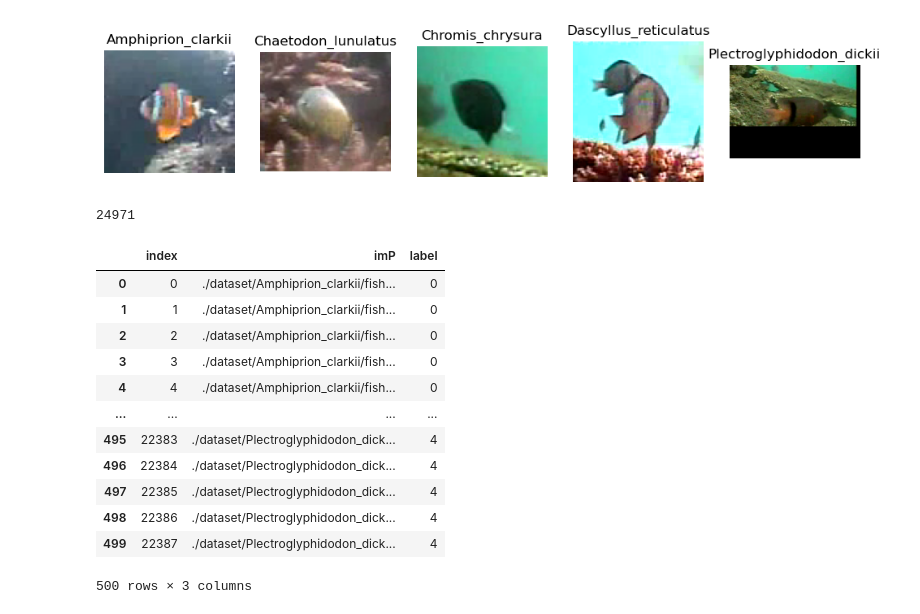
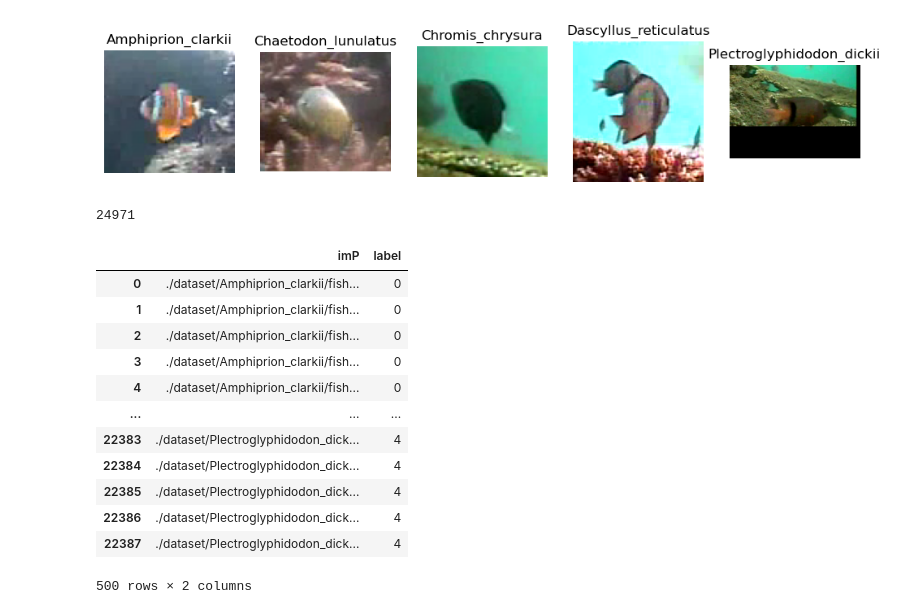
Before and after one commit to oakleighw/bigDataAnn_fishClassifier, a Jupyter notebook: big_data_main.ipynb, the cells around one changed output. Cells and saved outputs as stored; diff of their text form; code cells hidden in the pictures.

```diff
--- a/big_data_main.ipynb
+++ b/big_data_main.ipynb
@@ -43,56 +43,60 @@ for i in range(0,len(classes)):
 (173, 240, 3)
 [figure]
 # %%
+############################################################
 #Create text file with labels
 
 #imPath_df = pd.DataFrame(columns=["path","class"])
+############################################################
 
 #Generate pandas df with paths and labels
+
 # dfInd = 0
 # for i in range(0,len(classes)):
 #     imList = os.listdir(p+"/"+classes[i])
 #     for j in range(0,len(imList)):
 #         imPath_df.loc[dfInd] = [p+ "/" + classes[i] + "/" + str(imList[j])] + [i]
 #         dfInd += 1
+
+############################################################
 
 # For generating text file
 # with open('fish_labels.txt', 'w') as f:
 #     for i in range(0,len(classes)):
 #         imList = os.listdir(p+"/"+classes[i])
 #         for j in range(0,len(imList)):
 #             f.write(p+ "/" + classes[i] + "/" + str(imList[j]) + " " + str(i) + "\n")
 
+############################################################
 
 #For reading text file
 
 imPath_df = pd.read_csv("fish_labels.txt",delim_whitespace=True, header=None, names = ["imP","label"])
 print(len(imPath_df))
 
 n_df = pd.DataFrame(columns=["imP","label"])
 
 for i in range(0,5):
     new_imPath_df = imPath_df[imPath_df["label"]== i].iloc[:100]
     n_df = pd.concat([n_df,new_imPath_df])
 
-n_df = n_df.reset_index()
-
 #smaller dataset for testing
 display(n_df)
 # %% [output]
 24971
-|  | index | imP | label |
-| 0 | 0 | ./dataset/Amphiprion_clarkii/fish... | 0 |
-| 1 | 1 | ./dataset/Amphiprion_clarkii/fish... | 0 |
-| 2 | 2 | ./dataset/Amphiprion_clarkii/fish... | 0 |
-| 3 | 3 | ./dataset/Amphiprion_clarkii/fish... | 0 |
-| 4 | 4 | ./dataset/Amphiprion_clarkii/fish... | 0 |
-| ... | ... | ... | ... |
-| 495 | 22383 | ./dataset/Plectroglyphidodon_dick... | 4 |
-| 496 | 22384 | ./dataset/Plectroglyphidodon_dick... | 4 |
-| 497 | 22385 | ./dataset/Plectroglyphidodon_dick... | 4 |
-| 498 | 22386 | ./dataset/Plectroglyphidodon_dick... | 4 |
-| 499 | 22387 | ./dataset/Plectroglyphidodon_dick... | 4 |
+|  | imP | label |
+| 0 | ./dataset/Amphiprion_clarkii/fish... | 0 |
+| 1 | ./dataset/Amphiprion_clarkii/fish... | 0 |
+| 2 | ./dataset/Amphiprion_clarkii/fish... | 0 |
+| 3 | ./dataset/Amphiprion_clarkii/fish... | 0 |
+| 4 | ./dataset/Amphiprion_clarkii/fish... | 0 |
+| ... | ... | ... |
+| 22383 | ./dataset/Plectroglyphidodon_dick... | 4 |
+| 22384 | ./dataset/Plectroglyphidodon_dick... | 4 |
+| 22385 | ./dataset/Plectroglyphidodon_dick... | 4 |
+| 22386 | ./dataset/Plectroglyphidodon_dick... | 4 |
+| 22387 | ./dataset/Plectroglyphidodon_dick... | 4 |
-500 rows × 3 columns
+500 rows × 2 columns
 # %%
 #https://stackoverflow.com/questions/75286974/build-tensorflow-dataset-of-images-from-path-list
 import numpy as np
```
Also changed, not shown: parts of 6 cells of this notebook.
